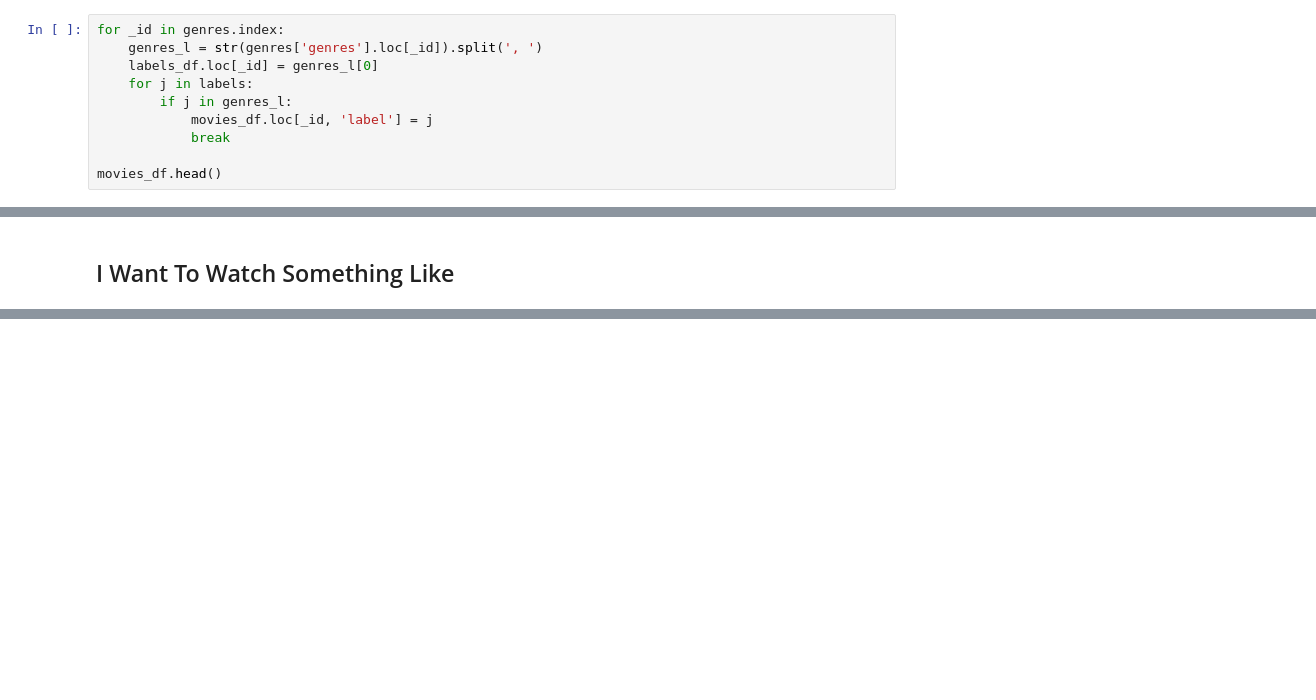
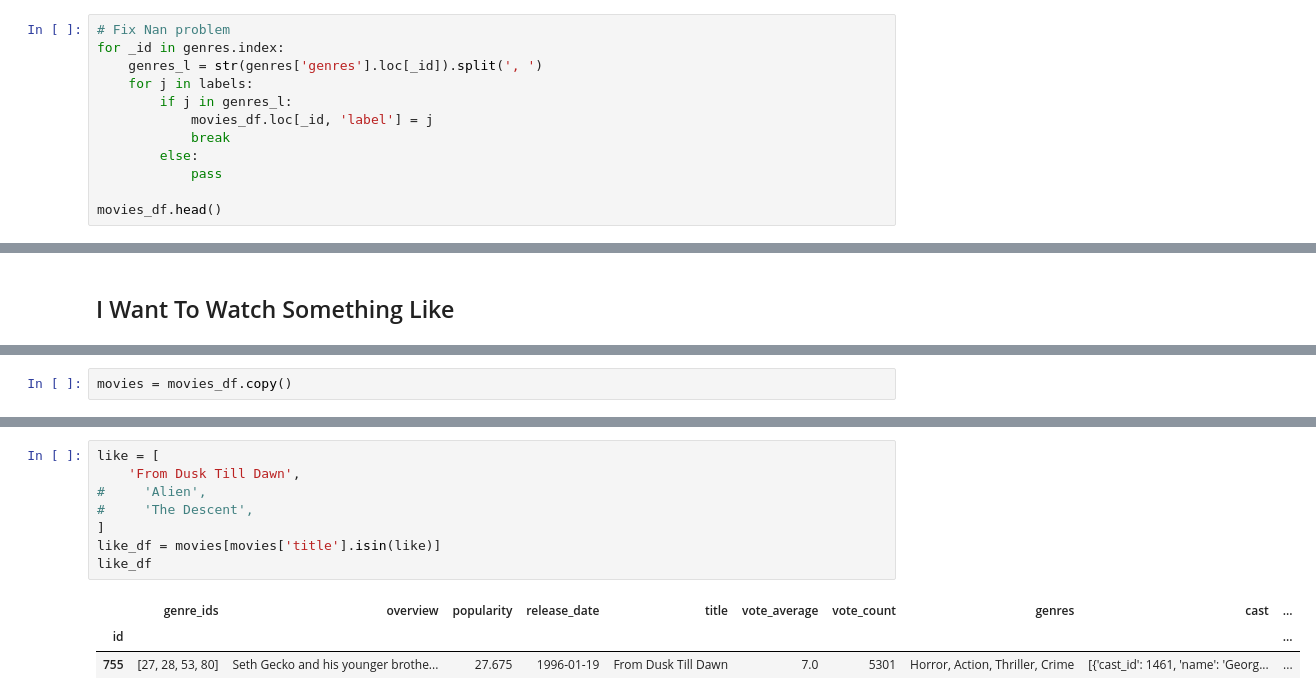
Before and after one commit to fadeeva/normal_projects, a Jupyter notebook: Popular_10000_movies_listed_on_TMDb/prsnt.ipynb, the cells around one changed output, grey strips where cells are left out. Cells and saved outputs as stored; diff of their text form; blank space fills up the shorter version.

```diff
--- a/Popular_10000_movies_listed_on_TMDb/prsnt.ipynb
+++ b/Popular_10000_movies_listed_on_TMDb/prsnt.ipynb
@@ -707,13 +707,15 @@ labels = [
     'Thriller',
 ]
 # %%
+# Fix Nan problem
 for _id in genres.index:
     genres_l = str(genres['genres'].loc[_id]).split(', ')
-    labels_df.loc[_id] = genres_l[0]
     for j in labels:
         if j in genres_l:
             movies_df.loc[_id, 'label'] = j
             break
+        else:
+            pass
 
 movies_df.head()
 # %% [output]
@@ -729,3 +752,5 @@ movies_df.head()
+# %%
+movies = movies_df.copy()
 # %%
 class IWantToWatchSomethingLike:
     def __init__(self, i_like:list, MIN_VOTE_COUNT=1000, MIN_POPULARITY=14):
@@ -845,3 +870,15 @@ class IWantToWatchSomethingLike:
 
     def show_what_i_like(self)->pd.DataFrame:
         return self.like_df
+# %%
+like = [
+    'From Dusk Till Dawn',
+#     'Alien',
+#     'The Descent',
+]
+like_df = movies[movies['title'].isin(like)]
+like_df
+# %% [output]
+|  | genre_ids | overview | popularity | release_date | title | vote_average | vote_count | genres | cast | ... |
+| id |  |  |  |  |  |  |  |  |  | ... |
+| 755 | [27, 28, 53, 80] | Seth Gecko and his younger brothe... | 27.675 | 1996-01-19 | From Dusk Till Dawn | 7.0 | 5301 | Horror, Action, Thriller, Crime | [{'cast_id': 1461, 'name': 'Georg... | ... |
```
Also changed, not shown: parts of 14 cells of this notebook.
